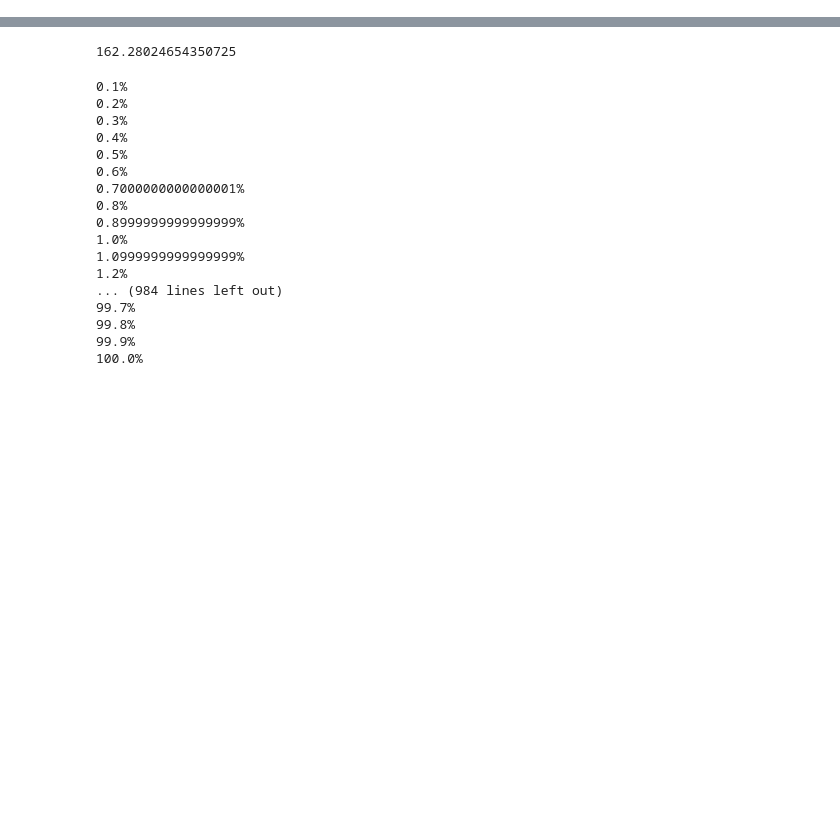
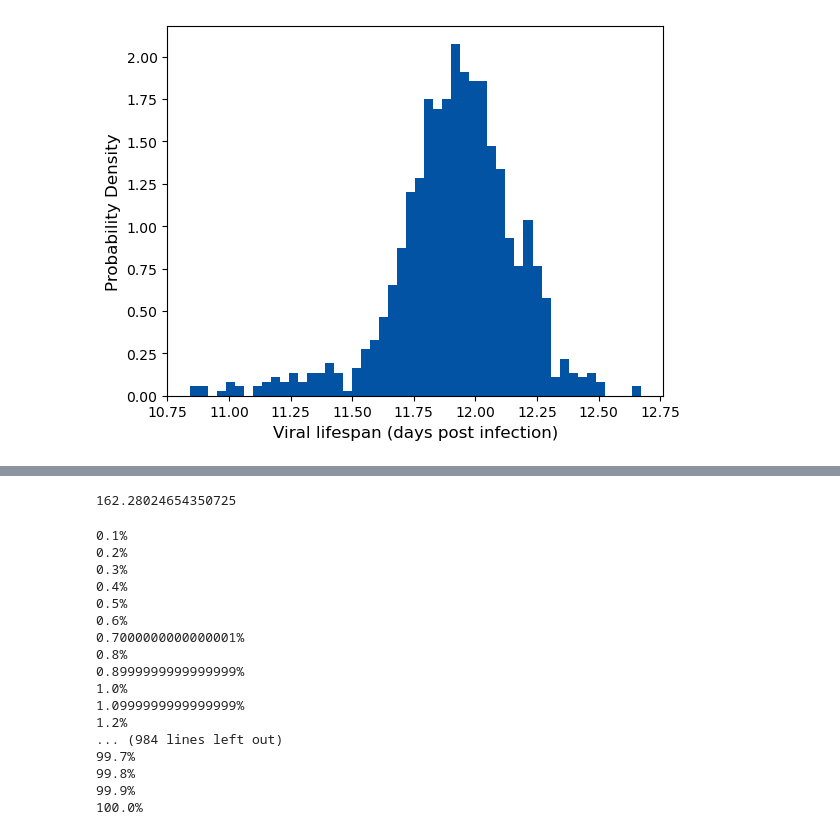
Before and after one commit to joshlooks/avianflu, a Jupyter notebook: bpm_final.ipynb, the cells around one changed output, grey strips where cells are left out. Cells and saved outputs as stored; diff of their text form; code cells hidden in the pictures; blank space fills up the shorter version.

Commit message:
adding in results with 13/18 mortality

```diff
--- a/bpm_final.ipynb
+++ b/bpm_final.ipynb
@@ -46,0 +62,6 @@ def BPM_st_vectorised(t, g, r, mu, initial_v):
+# %%
+# Alternatively load corresponding csv files in
+g = 0.5 / 2
+Lifespans = np.genfromtxt('Results/Lifespans_final.csv',delimiter=',')
+r_vals = np.genfromtxt('Results/r_vals_final.csv',delimiter=',')
+Deaths = np.genfromtxt('Results/Deaths_final.csv',delimiter=',')
@@ -46,0 +136,12 @@ def BPM_st_vectorised(t, g, r, mu, initial_v):
+# %%
+#Set up plot
+fig, ax = plt.subplots()
+
+#Plot a histogram of lifespans
+ax.hist(Lifespans,bins=50,density=True,color="#0353A4")
+ax.set_ylabel("Probability Density",fontsize=12)
+ax.set_xlabel("Viral lifespan (days post infection)",fontsize=12)
+plt.savefig('Plots/Lifespans_dj.pdf', dpi=2400,bbox_inches='tight')
+plt.show()
+# %% [output]
+[figure, added]
```
Also changed, not shown: parts of 20 cells of this notebook, 11 other files.
